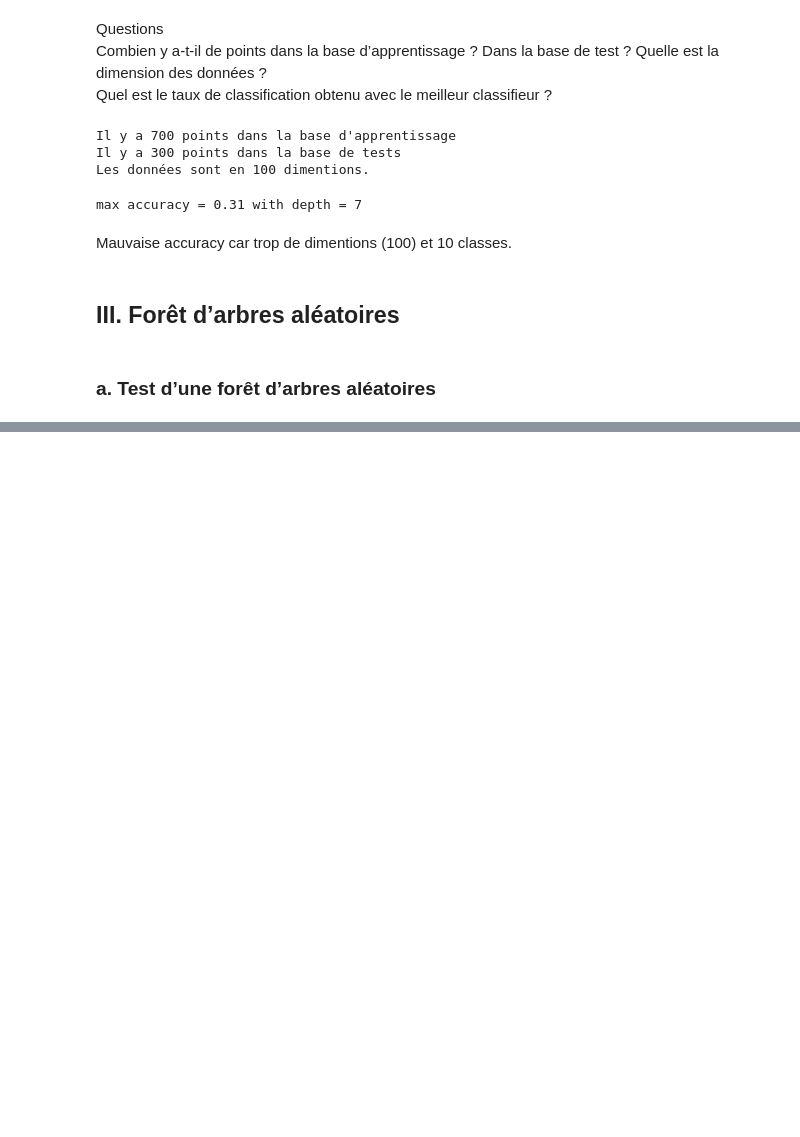
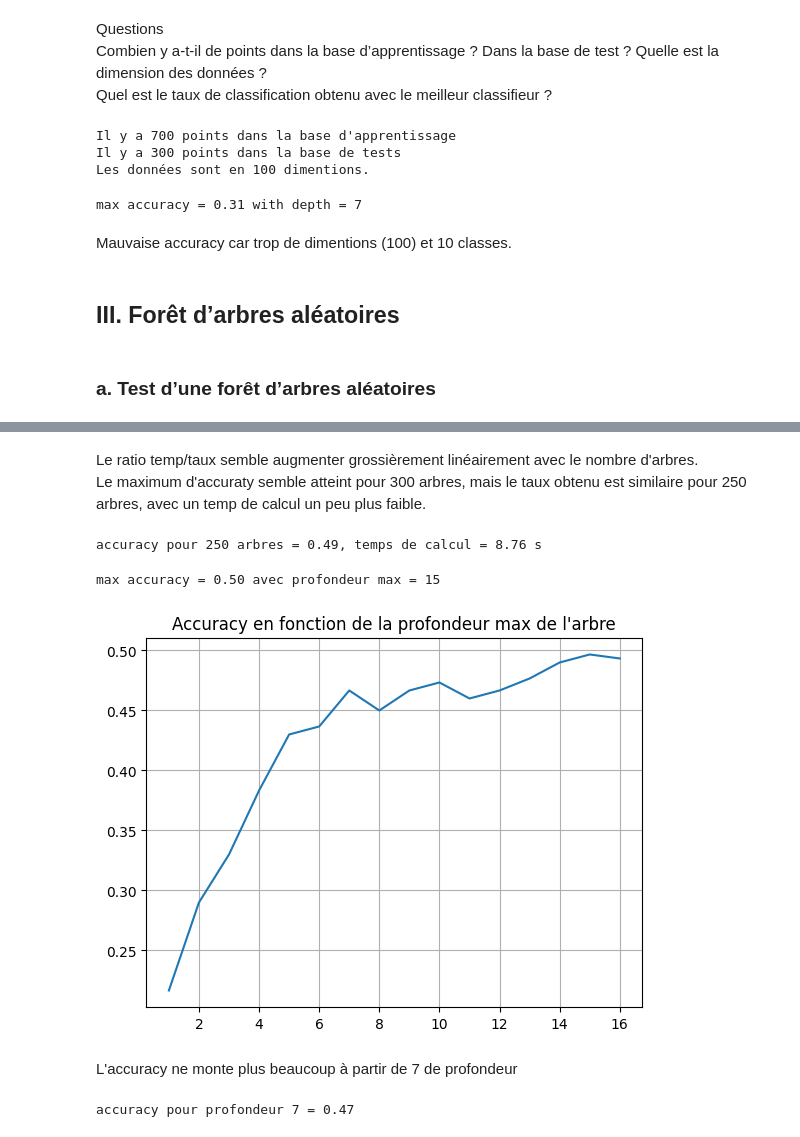
Before and after one commit to floriantholin/Machine-Learning, a Jupyter notebook: TP4/TP4.ipynb, the cells around one changed output, grey strips where cells are left out. Cells and saved outputs as stored; diff of their text form; code cells hidden in the pictures; blank space fills up the shorter version.

```diff
--- a/TP4/TP4.ipynb
+++ b/TP4/TP4.ipynb
@@ -236,0 +299,37 @@ RF.fit(X_train, y_train) ;
+# %% [markdown]
+Le ratio temp/taux semble augmenter grossièrement linéairement avec le nombre d'arbres.\
+Le maximum d'accuraty semble atteint pour 300 arbres, mais le taux obtenu est similaire pour 250 arbres, avec un temp de calcul un peu plus faible.
+# %%
+nb_arbres = 250
+print(f'accuracy pour {nb_arbres} arbres = {accuracies[nb_arbres//10 -1]:.2f}, \
+temps de calcul = {dtime[nb_arbres//10 -1]:.2f} s')
+# %% [output]
+accuracy pour 250 arbres = 0.49, temps de calcul = 8.76 s
+# %%
+# évolution  du  taux  de  bonne classification en fonction de la profondeur de l’arbre
+
+max_depth = 16
+accuracies = np.empty(max_depth+1); accuracies[0] = 0
+for depth in range(1,max_depth+1):
+    RF = RandomForestClassifier(criterion='entropy', n_estimators=nb_arbres, random_state=425, max_depth=depth, n_jobs= -1)
+    RF.fit(X_train, y_train.ravel())
+    y_pred = RF.predict(X_test)
+    C=confusion_matrix(y_test, y_pred)
+    accuracies[depth] = accuracy_score(y_test, y_pred)
+
+plt.title("Accuracy en fonction de la profondeur max de l'arbre")
+plt.plot(range(1,max_depth+1),accuracies[1:])
+index_depth_max_acc = np.argmax(accuracies)
+print(f'max accuracy = {accuracies[index_depth_max_acc]:.2f} avec profondeur max = {index_depth_max_acc} ')
+plt.grid()
+plt.show()
+# %% [output]
+max accuracy = 0.50 avec profondeur max = 15
+[figure, added]
+# %% [markdown]
+L'accuracy ne monte plus beaucoup à partir de 7 de profondeur
+# %%
+depth = 7
+print(f'accuracy pour profondeur {depth} = {accuracies[depth]:.2f}')
+# %% [output]
+accuracy pour profondeur 7 = 0.47
```
Also changed, not shown: parts of 15 cells of this notebook, 1 other file.
